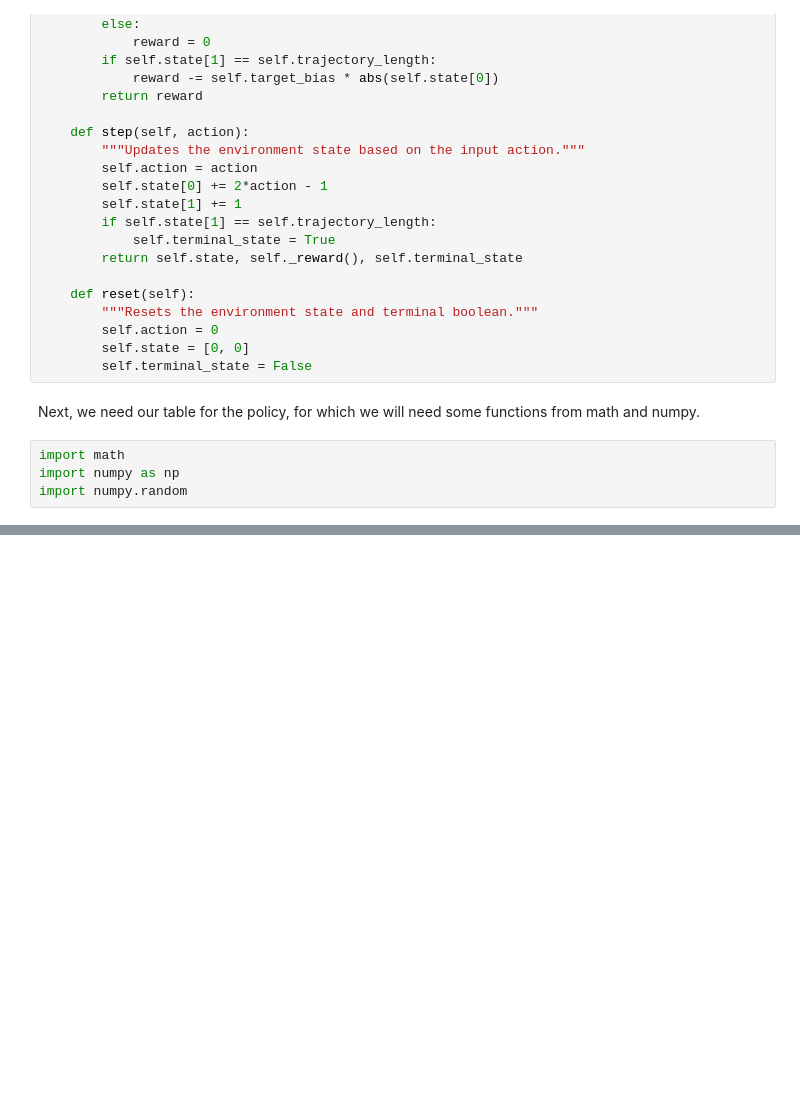
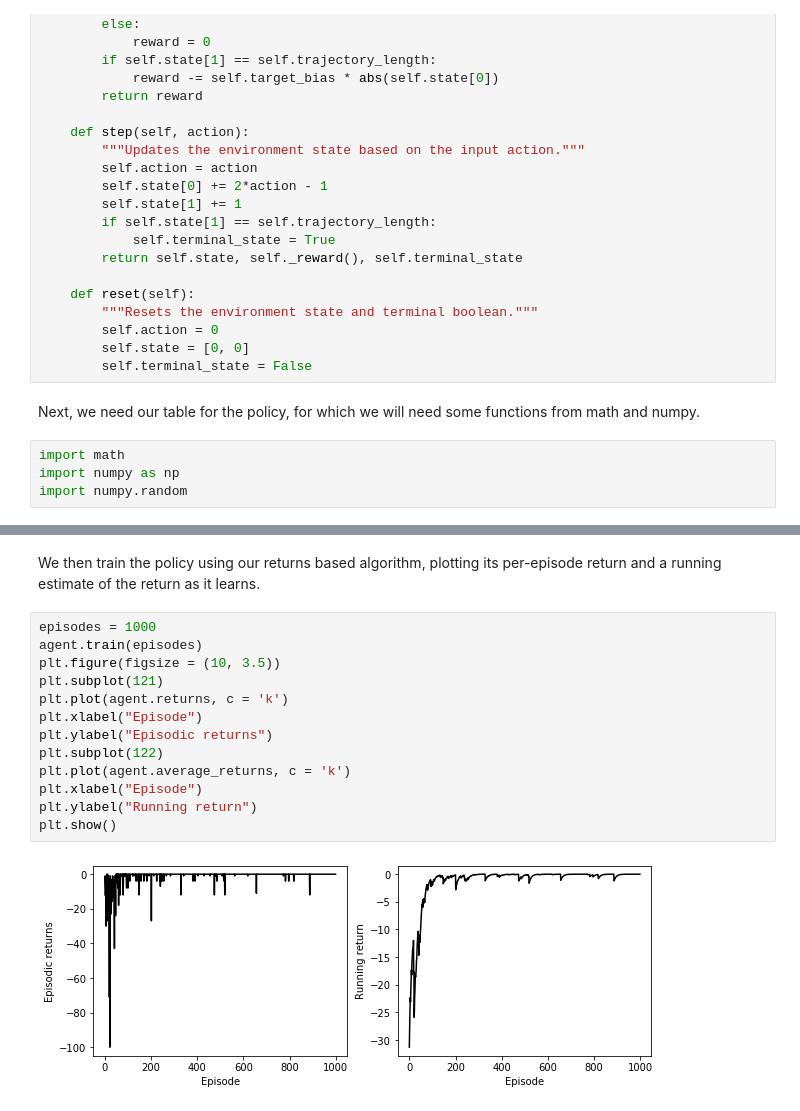
Before and after one commit to adammoss/MLiS2, a Jupyter notebook: examples/reinforcement_learning/tabular/monte_carlo.ipynb, the cells around one changed output, grey strips where cells are left out. Drawn from its saved outputs; the diff is of its cells as text; blank space fills up the shorter version.

```diff
--- a/examples/reinforcement_learning/tabular/monte_carlo.ipynb
+++ b/examples/reinforcement_learning/tabular/monte_carlo.ipynb
@@ -199,0 +250,17 @@ To test this, we begin by generating samples and calculating the average return
+# %% [markdown]
+We then train the policy using our returns based algorithm, plotting its per-episode return and a running estimate of the return as it learns.
+# %%
+episodes = 1000
+agent.train(episodes)
+plt.figure(figsize = (10, 3.5))
+plt.subplot(121)
+plt.plot(agent.returns, c = 'k')
+plt.xlabel("Episode")
+plt.ylabel("Episodic returns")
+plt.subplot(122)
+plt.plot(agent.average_returns, c = 'k')
+plt.xlabel("Episode")
+plt.ylabel("Running return")
+plt.show()
+# %% [output]
+[figure, added]
```
Also changed, not shown: parts of 18 cells of this notebook, 1 other file.
